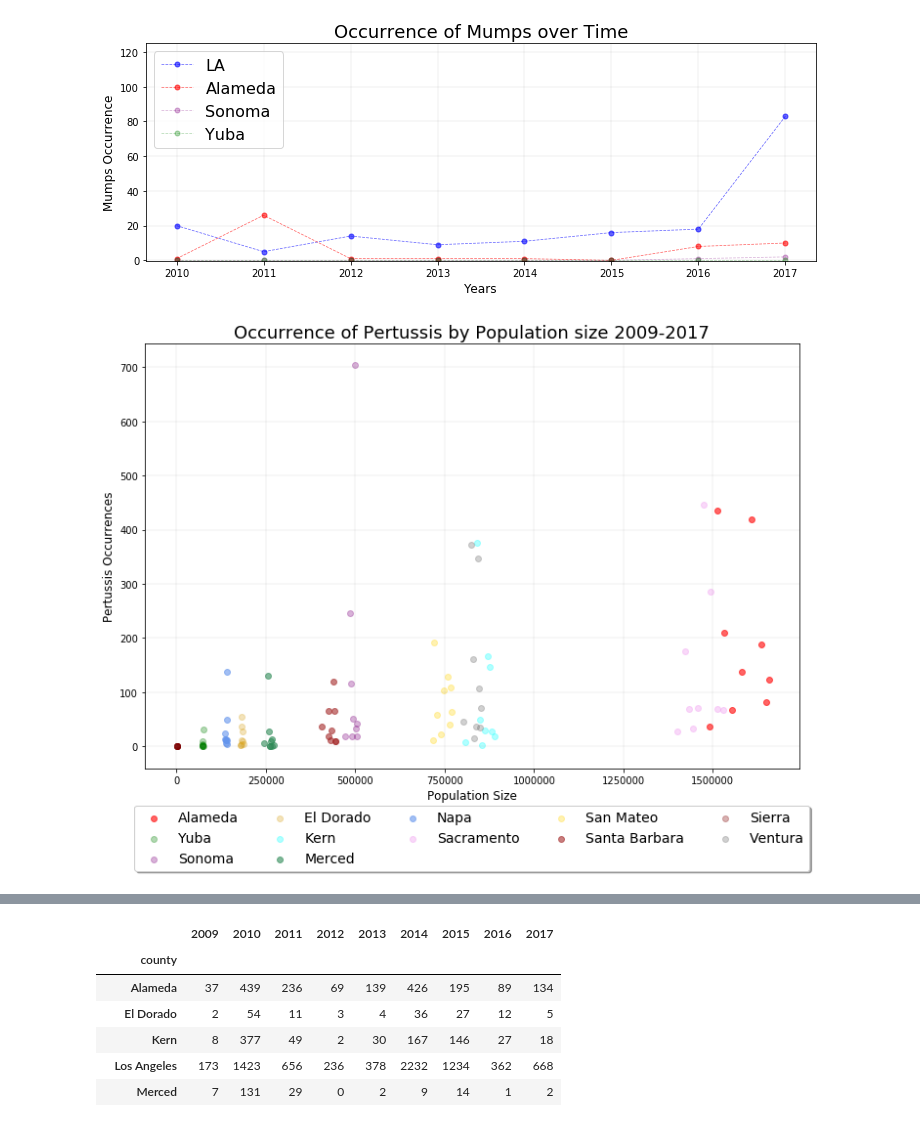
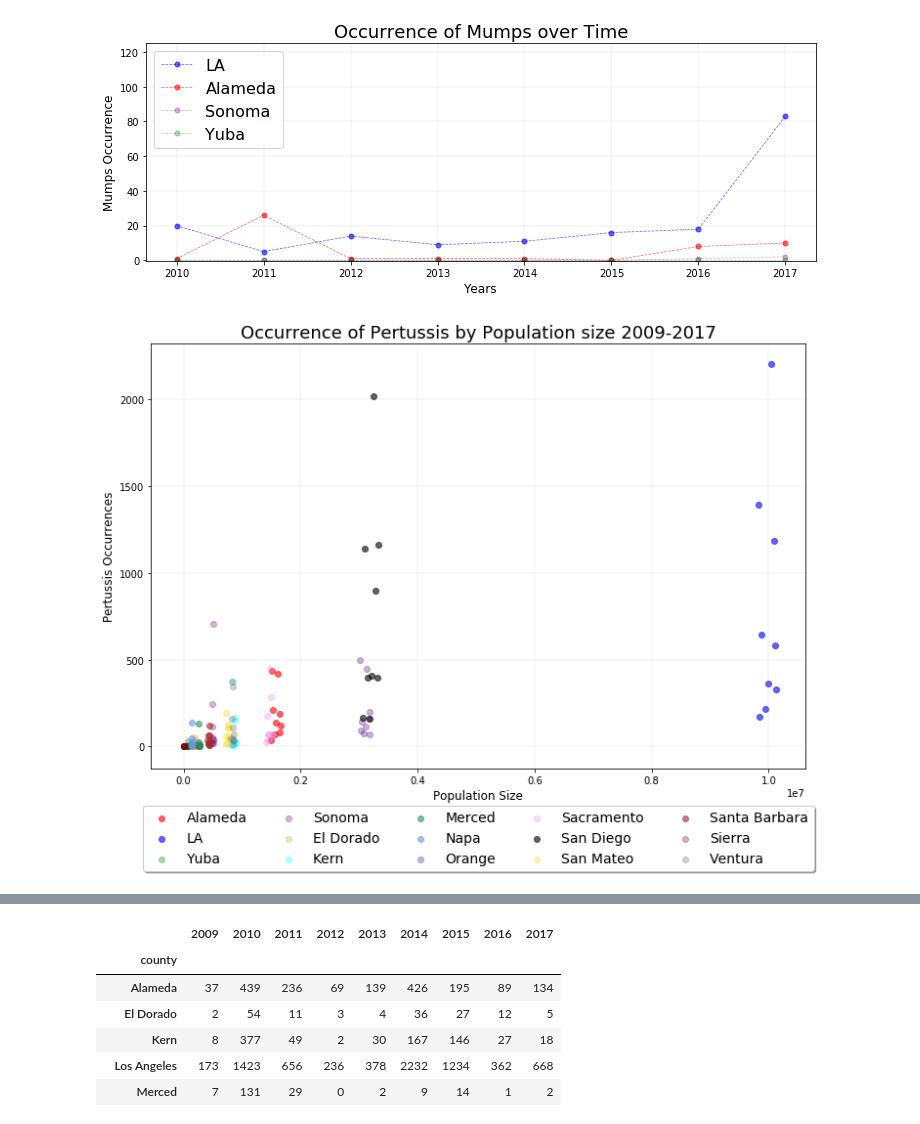
Before and after one commit to GCutaiar/group-project1, a Jupyter notebook: Resource/scatter_plots_clay.ipynb, the cells around one changed output, grey strips where cells are left out. Drawn from its saved outputs; the diff is of its cells as text; code cells hidden in the pictures.

```diff
--- a/Resource/scatter_plots_clay.ipynb
+++ b/Resource/scatter_plots_clay.ipynb
@@ -393,42 +437,42 @@ plt.grid(color='grey', linestyle='-', linewidth=0.25, alpha=0.5)
 #tetanus by 4 counties and years
 plt.scatter(Alameda_pop, ddyr_alameda_pert.iloc[:,2],
           color = 'r', alpha = 0.6, label = "Alameda",)
-#plt.scatter(LA_pop, ddyr_la_pert.iloc[:,2],
-         # color = 'b', alpha = 0.6, label = "LA",)
+plt.scatter(LA_pop, ddyr_la_pert.iloc[:,2],
+          color = 'b', alpha = 0.6, label = "LA",)
 plt.scatter(Yuba_pop, ddyr_yuba_pert.iloc[:,2],
           color = 'g', alpha = 0.3, label = "Yuba",)
 plt.scatter(Sonoma_pop, ddyr_sonoma_pert.iloc[:,2],
           color = 'purple', alpha = 0.3, label = "Sonoma",)
 plt.scatter(Dorado_pop, ddyr_dorado_pert.iloc[:,2],
           color = 'goldenrod', alpha = 0.3, label = "El Dorado",)
 plt.scatter(Kern_pop, ddyr_kern_pert.iloc[:,2],
           color = 'cyan', alpha = 0.3, label = "Kern",)
 plt.scatter(Merced_pop, ddyr_merced_pert.iloc[:,2],
           color = 'seagreen', alpha = 0.6, label = "Merced",)
 plt.scatter(Napa_pop, ddyr_napa_pert.iloc[:,2],
           color = 'cornflowerblue', alpha = 0.6, label = "Napa",)
-#plt.scatter(Orange_pop, ddyr_orange_pert.iloc[:,2],
-         # color = 'indigo', alpha = 0.3, label = "Orange",)
+plt.scatter(Orange_pop, ddyr_orange_pert.iloc[:,2],
+          color = 'indigo', alpha = 0.3, label = "Orange",)
 plt.scatter(Sacramento_pop, ddyr_sacramento_pert.iloc[:,2],
           color = 'violet', alpha = 0.3, label = "Sacramento",)
-#plt.scatter(Sand_pop, ddyr_sand_pert.iloc[:,2],
-          #color = 'black', alpha = 0.6, label = "San Diego",)
+plt.scatter(Sand_pop, ddyr_sand_pert.iloc[:,2],
+          color = 'black', alpha = 0.6, label = "San Diego",)
 plt.scatter(San_m_pop, ddyr_san_m_pert.iloc[:,2],
           color = 'gold', alpha = 0.3, label = "San Mateo",)
 plt.scatter(Santa_pop, ddyr_santa_pert.iloc[:,2],
           color = 'brown', alpha = 0.6, label = "Santa Barbara",)
 plt.scatter(Sierra_pop, ddyr_sierra_pert.iloc[:,2],
           color = 'maroon', alpha = 0.3, label = "Sierra",)
 plt.scatter(Ventura_pop, ddyr_ventura_pert.iloc[:,2],
           color = 'dimgray', alpha = 0.3, label = "Ventura",)
 
 
 plt.legend(loc='upper center', bbox_to_anchor=(0.5, -0.07),
           fancybox=True, shadow=True, ncol=5, fontsize = 14)
-plt.savefig("Plot_images/Pertussis_by_pop(without 3 largest populations.png")
+plt.savefig("Plot_images/Pertussis_by_pop.png")
 plt.show()
 # %% [output]
-[figure, old version]
+[figure, new version]
 # %%
 pop_per_cty_per_year = pop_for_change.transpose()
 pop_per_cty_per_year
```
Also changed, not shown: parts of 9 cells of this notebook, 4 other files.
